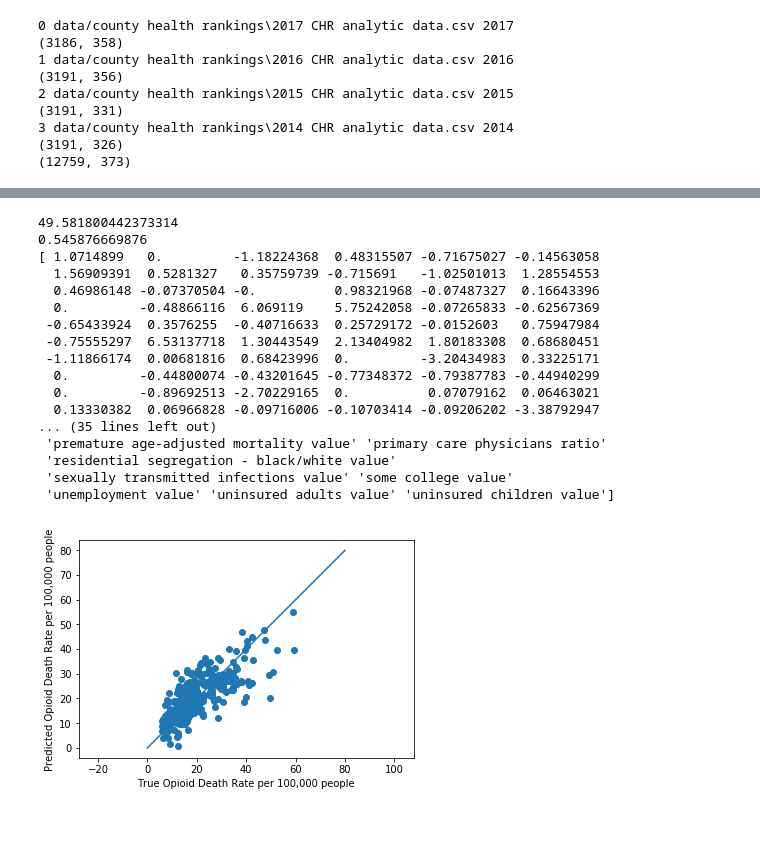
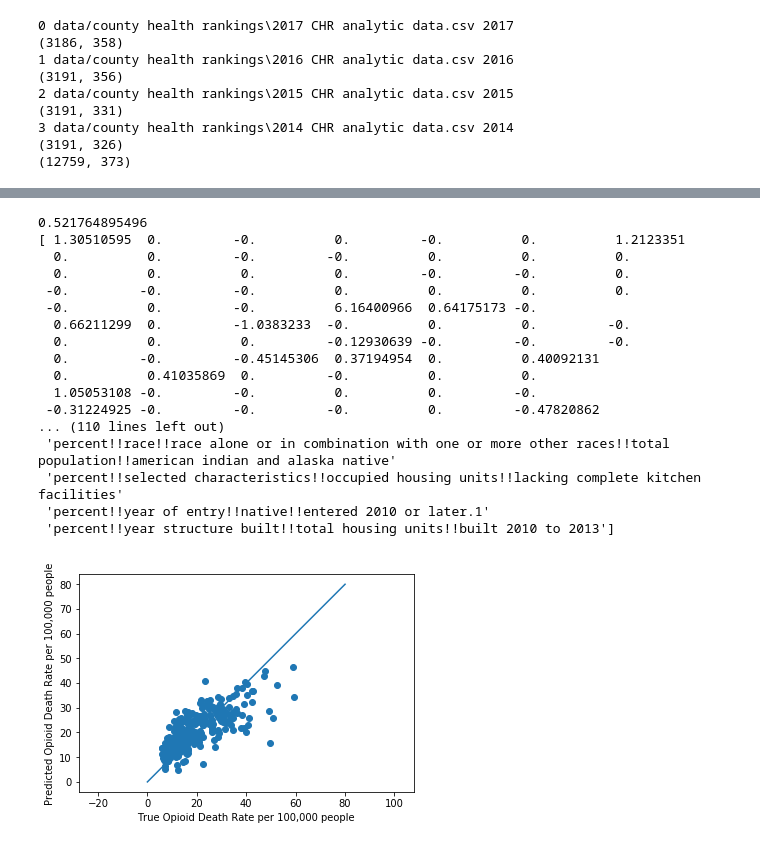
Before and after one commit to conservasian/opi-nope, a Jupyter notebook: compile_data.ipynb, the cells around one changed output, grey strips where cells are left out. Saved outputs shown, nothing was run; the diff lists cells and outputs as text; code cells hidden in the pictures.

```diff
--- a/compile_data.ipynb
+++ b/compile_data.ipynb
@@ -311,3 +395,22 @@ features = features.drop('year_keep', axis=1, inplace = False)
 # separate the data into a train and dev set
 
 trainX, devX, trainY, devY = model_selection.train_test_split(preprocessing.scale(features), response, test_size=0.1, random_state=94305)
+# %%
+# fit linear regression
+
+alpha = [0.00001, 0.0001,0.001,0.01,0.03, 0.07,0.1,0.5,1, 1.5, 2]
+mse = np.zeros((len(alpha),1))
+for i in np.arange(len(alpha)):
+    lreg = linear_model.Lasso(alpha = alpha[i], max_iter=10000)
+    lreg.fit(trainX, trainY)
+
+    pred = lreg.predict(devX)
+
+    mse[i] = np.mean((pred - devY)**2)
+print(mse)
+plt.figure()
+plt.plot(alpha, mse, 'o-')
+plt.xlabel('alpha')
+plt.ylabel('MSE')
+plt.title('Choosing alpha')
+plt.savefig('choosing_alpha')
@@ -313,0 +430,9 @@ trainX, devX, trainY, devY = model_selection.train_test_split(preprocessing.scal
+# %%
+# fit linear regression
+lreg = linear_model.Lasso(alpha = 0.5, max_iter=10000)
+lreg.fit(trainX, trainY)
+
+pred = lreg.predict(devX)
+
+mse = np.mean((pred - devY)**2)
+print(mse)
@@ -314,53 +441,44 @@ trainX, devX, trainY, devY = model_selection.train_test_split(preprocessing.scal
 # %%
-# fit linear regression
-lreg = linear_model.LassoCV()
-lreg.fit(trainX, trainY)
-
-pred = lreg.predict(devX)
-
-mse = np.mean((pred - devY)**2)
-print(mse)
-
 score = lreg.score(devX,devY)
 print(score)
 h = plt.figure()
 plt.scatter(devY.values, pred)
 plt.axis('equal')
 plt.plot([0, 80], [0, 80])
 plt.xlabel('True Opioid Death Rate per 100,000 people')
 plt.ylabel('Predicted Opioid Death Rate per 100,000 people')
 print(lreg.coef_)
 
-index_array = lreg.coef_ > 0.1
+index_array = lreg.coef_ > 0.001
 
 feature_names = features.columns.values
 
 print('Positively correlated')
 print(feature_names[index_array])
 
-index_array = lreg.coef_ < -0.1
+index_array = lreg.coef_ < -0.001
 print('Negatively correlated')
 print(feature_names[index_array])
-plt.savefig('Lasso')
+plt.savefig('Lasso_all_data')
 # %% [output]
-49.581800442373314
-0.545876669876
-[ 1.0714899   0.         -1.18224368  0.48315507 -0.71675027 -0.14563058
-  1.56909391  0.5281327   0.35759739 -0.715691   -1.02501013  1.28554553
-  0.46986148 -0.07370504 -0.          0.98321968 -0.07487327  0.16643396
-  0.         -0.48866116  6.069119    5.75242058 -0.07265833 -0.62567369
- -0.65433924  0.3576255  -0.40716633  0.25729172 -0.0152603   0.75947984
- -0.75555297  6.53137718  1.30443549  2.13404982  1.80183308  0.68680451
- -1.11866174  0.00681816  0.68423996  0.         -3.20434983  0.33225171
-  0.         -0.44800074 -0.43201645 -0.77348372 -0.79387783 -0.44940299
-  0.         -0.89692513 -2.70229165  0.          0.07079162  0.06463021
-  0.13330382  0.06966828 -0.09716006 -0.10703414 -0.09206202 -3.38792947
-... (35 lines left out)
- 'premature age-adjusted mortality value' 'primary care physicians ratio'
- 'residential segregation - black/white value'
- 'sexually transmitted infections value' 'some college value'
- 'unemployment value' 'uninsured adults value' 'uninsured children value']
+0.521764895496
+[ 1.30510595  0.         -0.          0.         -0.          0.          1.2123351
+  0.          0.         -0.         -0.          0.          0.          0.
+  0.          0.          0.          0.         -0.         -0.          0.
+ -0.         -0.         -0.          0.          0.          0.          0.
+ -0.          0.         -0.          6.16400966  0.64175173 -0.
+  0.66211299  0.         -1.0383233  -0.          0.          0.         -0.
+  0.          0.          0.         -0.12930639 -0.         -0.         -0.
+  0.         -0.         -0.45145306  0.37194954  0.          0.40092131
+  0.          0.41035869  0.         -0.          0.          0.
+  1.05053108 -0.         -0.          0.          0.         -0.
+ -0.31224925 -0.         -0.         -0.          0.         -0.47820862
+... (110 lines left out)
+ 'percent!!race!!race alone or in combination with one or more other races!!total population!!american indian and alaska native'
+ 'percent!!selected characteristics!!occupied housing units!!lacking complete kitchen facilities'
+ 'percent!!year of entry!!native!!entered 2010 or later.1'
+ 'percent!!year structure built!!total housing units!!built 2010 to 2013']
-[figure, old version]
+[figure, new version]
 # %%
 year_variable = data['year_keep']
 year2016_index = (year_variable == 2016.0).values
```
Also changed, not shown: parts of 19 cells of this notebook.
